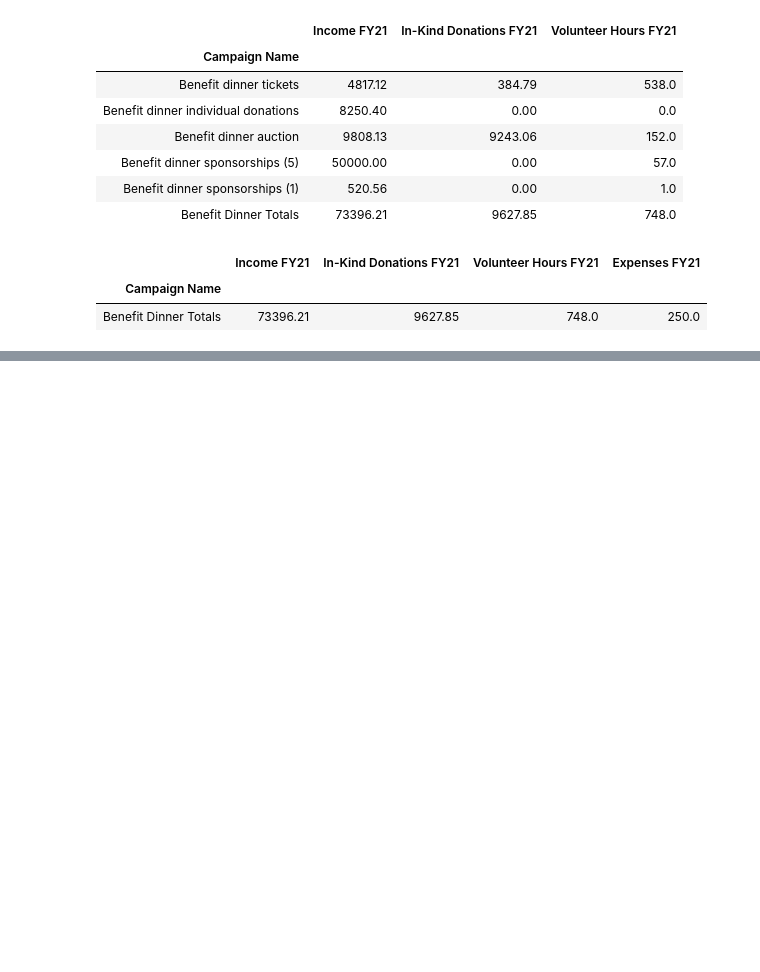
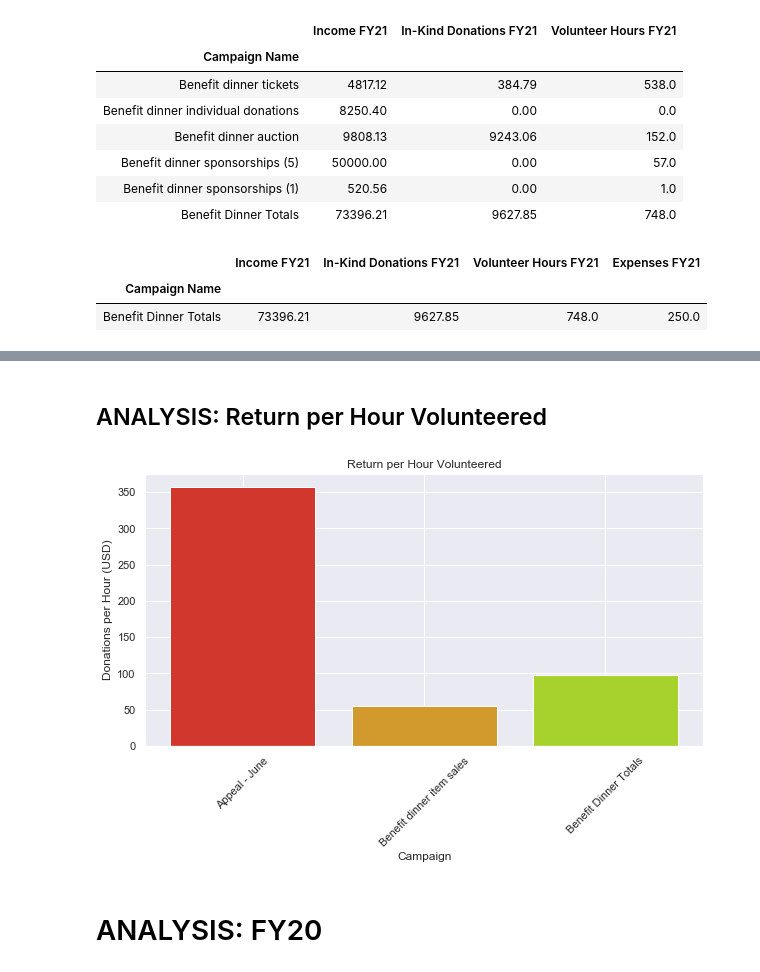
Before and after one commit to patelpurvip/Board-Fundraising-Analysis, a Jupyter notebook: Giving Campaigns Analysis.ipynb, the cells around one changed output, grey strips where cells are left out. Cells and saved outputs as stored; diff of their text form; code cells hidden in the pictures; blank space fills up the shorter version.

```diff
--- a/Giving Campaigns Analysis.ipynb
+++ b/Giving Campaigns Analysis.ipynb
@@ -137,0 +176,17 @@ Benefit_Dinner
+# %% [markdown]
+## ANALYSIS: Return per Hour Volunteered
+# %%
+return_per_hour = FY21_Campaigns['Return_per_Hour']
+campaign = FY21_Campaigns.index
+
+plt.figure(figsize=(10,5))
+plt.bar(campaign, return_per_hour, color=sb.hls_palette(10, l=.5))
+plt.title("Return per Hour Volunteered")
+plt.xlabel("Campaign")
+plt.ylabel("Donations per Hour (USD)")
+plt.xticks(rotation=45)
+plt.show()
+# %% [output]
+[figure, added]
+# %% [markdown]
+# ANALYSIS: FY20
```
Also changed, not shown: parts of 25 cells of this notebook.
